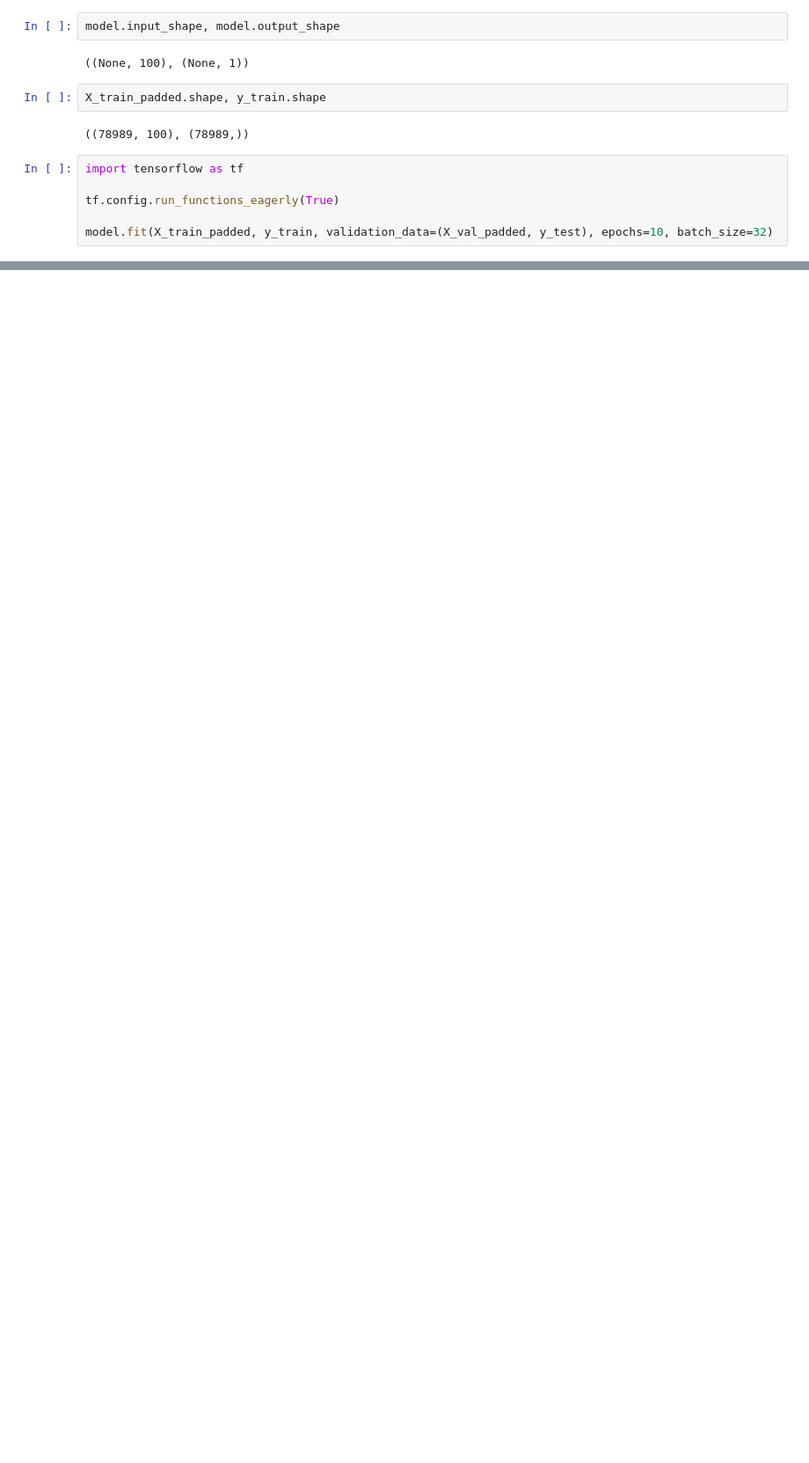
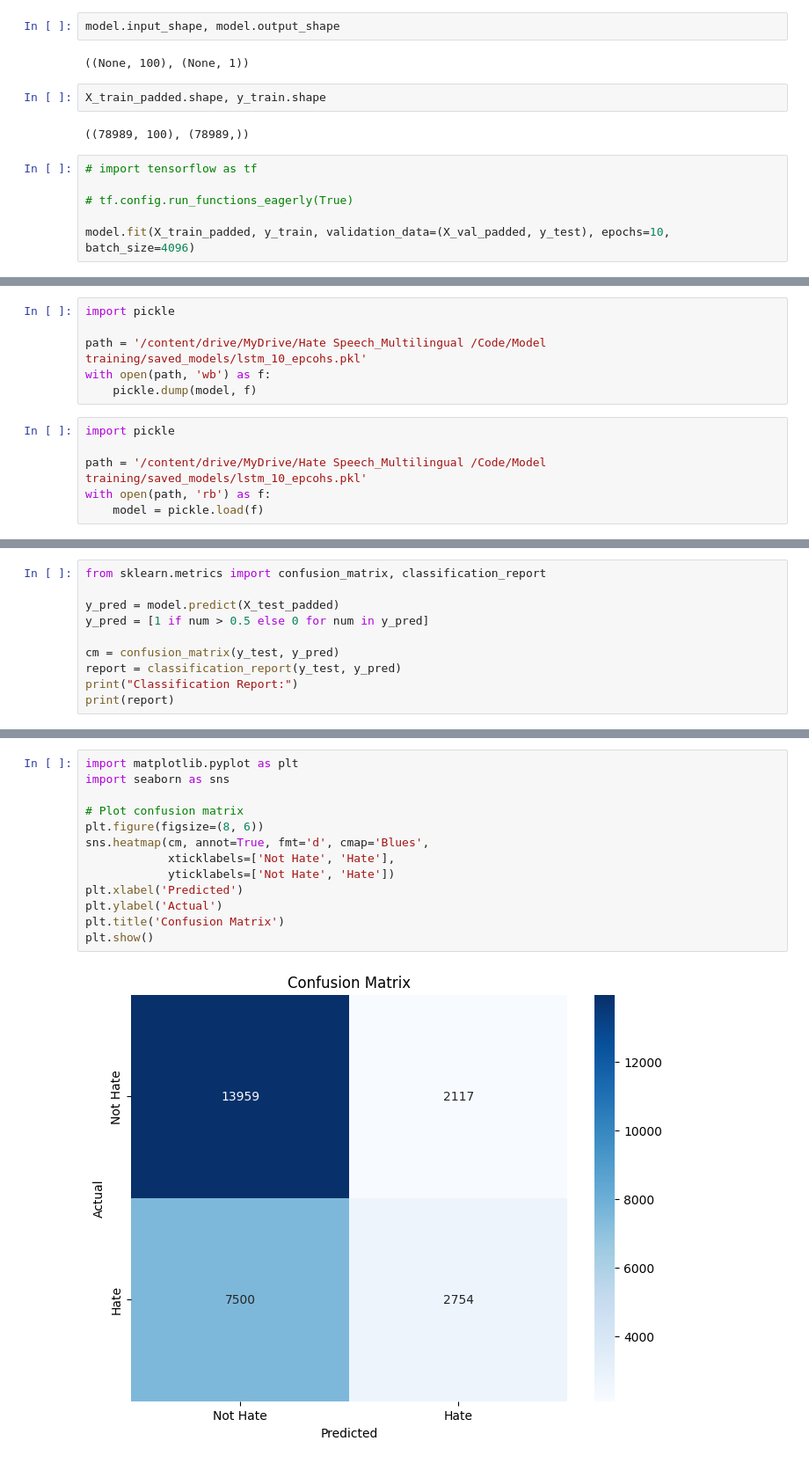
Before and after one commit to AbdulManaf12/Hate-Speech-Detection, a Jupyter notebook: Model training/LSTM_Text_Classification.ipynb, the cells around one changed output, grey strips where cells are left out. Shown: that part at 88% size. Drawn from its saved outputs; the diff is of its cells as text; blank space fills up the shorter version.

Commit message:
lstm update

```diff
--- a/Model training/LSTM_Text_Classification.ipynb
+++ b/Model training/LSTM_Text_Classification.ipynb
@@ -168,10 +186,10 @@ X_train_padded.shape, y_train.shape
 # %% [output]
 ((78989, 100), (78989,))
 # %%
-import tensorflow as tf
+# import tensorflow as tf
 
-tf.config.run_functions_eagerly(True)
+# tf.config.run_functions_eagerly(True)
 
-model.fit(X_train_padded, y_train, validation_data=(X_val_padded, y_test), epochs=10, batch_size=32)
+model.fit(X_train_padded, y_train, validation_data=(X_val_padded, y_test), epochs=10, batch_size=4096)
 # %% [output]
 Epoch 1/10
@@ -177,0 +225,12 @@ Epoch 1/10
+# %%
+import pickle
+
+path = '/content/drive/MyDrive/Hate Speech_Multilingual /Code/Model training/saved_models/lstm_10_epcohs.pkl'
+with open(path, 'wb') as f:
+    pickle.dump(model, f)
+# %%
+import pickle
+
+path = '/content/drive/MyDrive/Hate Speech_Multilingual /Code/Model training/saved_models/lstm_10_epcohs.pkl'
+with open(path, 'rb') as f:
+    model = pickle.load(f)
@@ -180,0 +247,10 @@ print(f'Loss: {loss}, Accuracy: {accuracy}')
+# %%
+from sklearn.metrics import confusion_matrix, classification_report
+
+y_pred = model.predict(X_test_padded)
+y_pred = [1 if num > 0.5 else 0 for num in y_pred]
+
+cm = confusion_matrix(y_test, y_pred)
+report = classification_report(y_test, y_pred)
+print("Classification Report:")
+print(report)
@@ -181 +268,16 @@ print(f'Loss: {loss}, Accuracy: {accuracy}')
+# %%
+import matplotlib.pyplot as plt
+import seaborn as sns
+
+# Plot confusion matrix
+plt.figure(figsize=(8, 6))
+sns.heatmap(cm, annot=True, fmt='d', cmap='Blues',
+            xticklabels=['Not Hate', 'Hate'],
+            yticklabels=['Not Hate', 'Hate'])
+plt.xlabel('Predicted')
+plt.ylabel('Actual')
+plt.title('Confusion Matrix')
+plt.show()
+# %% [output]
+[figure, added]
 # %%
```
Also changed, not shown: parts of 13 cells of this notebook, 1 other file.
